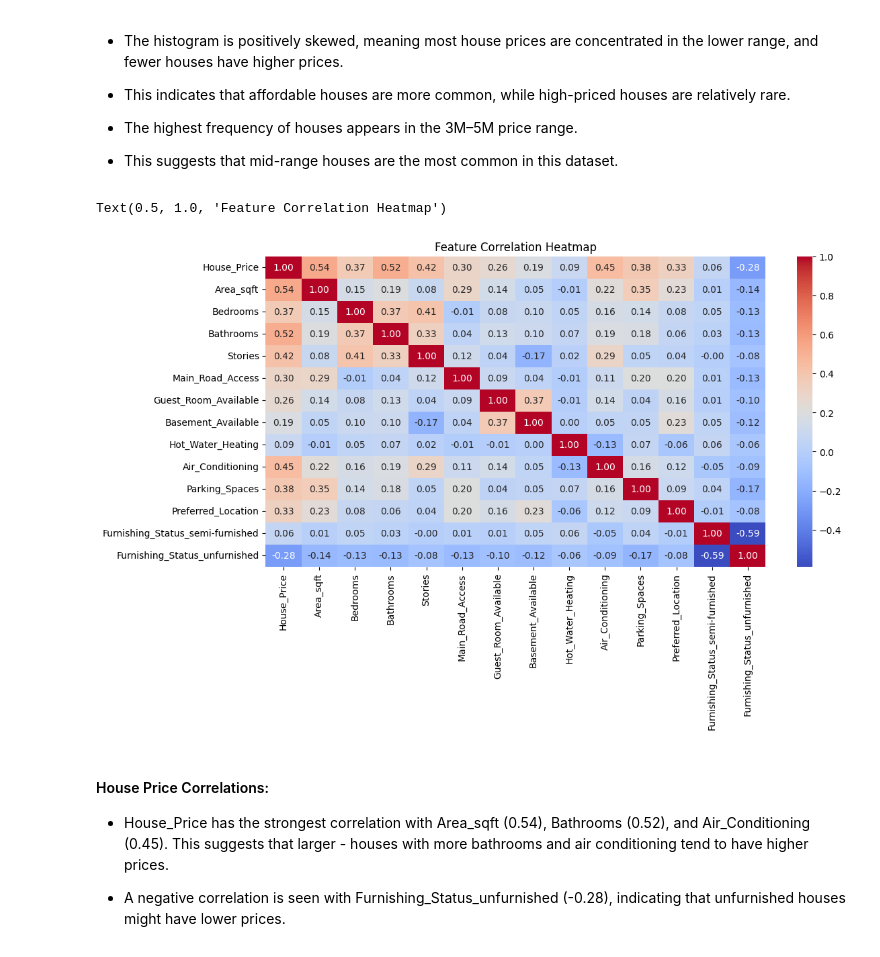
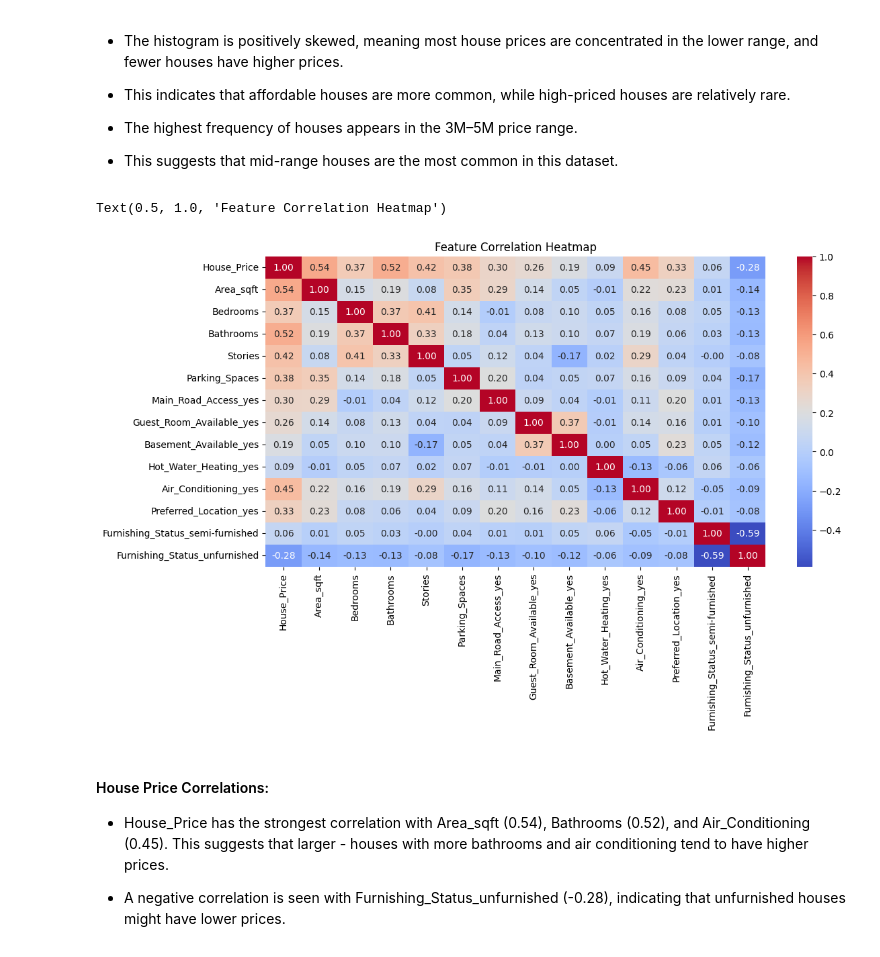
Before and after one commit to patelamita/house-price-predction, a Jupyter notebook: notebook/price_prediction_linearregression.ipynb, the cells around one changed output. Cells and saved outputs as stored; diff of their text form; code cells hidden in the pictures.

```diff
--- a/notebook/price_prediction_linearregression.ipynb
+++ b/notebook/price_prediction_linearregression.ipynb
@@ -129,13 +129,10 @@ Index(['House_Price', 'Area_sqft', 'Bedrooms', 'Bathrooms', 'Stories',
        'Hot_Water_Heating', 'Air_Conditioning', 'Parking_Spaces',
        'Preferred_Location', 'Furnishing_Status'],
       dtype='object')
-# %%
-"""
-- Convert categorical variables
-- One-hot encoding
-"""
-# Convert categorical columns (yes/no) to binary
-data.replace({'yes': 1, 'no': 0}, inplace=True)
-# %%
-# One-hot encode 'Furnishing_Status'
-data = pd.get_dummies(data, columns=['Furnishing_Status'], drop_first=True)
+# %%
+# Identify categorical and numerical columns
+categorical_columns = data.select_dtypes(include=['object']).columns
+print(categorical_columns)
+
+numerical_columns = data.select_dtypes(include=['int64']).columns
+print(numerical_columns)
@@ -141,0 +147,14 @@ data = pd.get_dummies(data, columns=['Furnishing_Status'], drop_first=True)
+# %%
+# Separate target variable
+target = 'House_Price'
+
+# Apply OneHotEncoder to categorical features
+encoder = OneHotEncoder(drop='first', sparse_output=False)  # Use sparse_output instead of sparse
+encoded_cats = encoder.fit_transform(data[categorical_columns])
+
+# Convert encoded features to DataFrame
+encoded_cats_data = pd.DataFrame(encoded_cats, columns=encoder.get_feature_names_out(categorical_columns))
+
+# Concatenate numerical and encoded categorical features
+X = pd.concat([data[numerical_columns], encoded_cats_data], axis=1)
+y = data[target]  # Target variable
@@ -161,13 +202,18 @@ Text(0.5, 1.0, 'House Price Distribution')
 
 - This suggests that mid-range houses are the most common in this dataset.
 # %%
+
+# Add 'House_Price' to X for correlation analysis
+X_with_price = X.copy()  # Copy X to avoid modifying the original
+X_with_price['House_Price'] = y  # Add target variable back
+
 # Correlation Heatmap
 plt.figure(figsize=(12, 6))
-sns.heatmap(data.corr(), annot=True, cmap='coolwarm', fmt='.2f')
+sns.heatmap(X_with_price.corr(), annot=True, cmap='coolwarm', fmt='.2f')
 plt.title('Feature Correlation Heatmap')
 # %% [output]
 Text(0.5, 1.0, 'Feature Correlation Heatmap')
-[figure, old version]
+[figure, new version]
 # %% [markdown]
 #### House Price Correlations:
 - House_Price has the strongest correlation with Area_sqft (0.54), Bathrooms (0.52), and Air_Conditioning (0.45). This suggests that larger - houses with more bathrooms and air conditioning tend to have higher prices.
```
Also changed, not shown: parts of 13 cells of this notebook, 4 other files.
